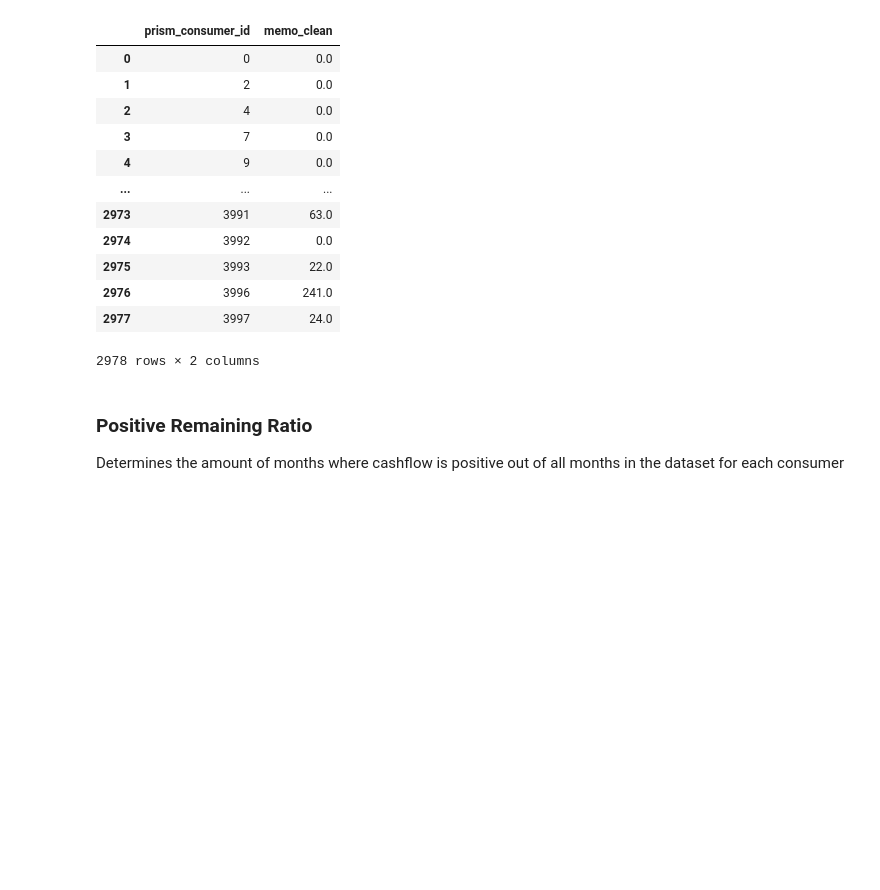
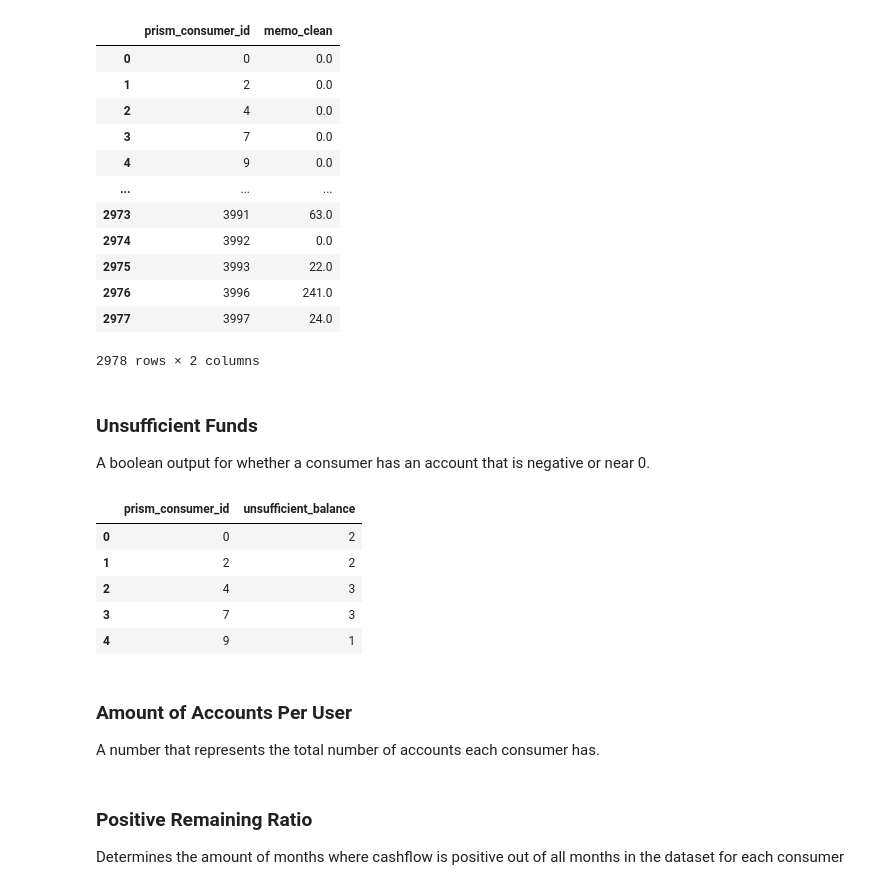
Before and after one commit to JiaDarren/DSC_180A, a Jupyter notebook: notebooks/risk_predictor.ipynb, the cells around one changed output. Saved outputs shown, nothing was run; the diff lists cells and outputs as text; code cells hidden in the pictures; blank space fills up the shorter version.

Commit message:
added unsufficient fund and account number features

```diff
--- a/notebooks/risk_predictor.ipynb
+++ b/notebooks/risk_predictor.ipynb
@@ -143,3 +143,20 @@ inflow_ids
 | 2976 | 3996 | 241.0 |
 | 2977 | 3997 | 24.0 |
 2978 rows × 2 columns
+# %% [markdown]
+### Unsufficient Funds
+A boolean output for whether a consumer has an account that is negative or near 0.
+# %%
+acct['unsufficient_balance'] = acct['balance'].apply(lambda x: x <= 1)
+unsufficient_accts = acct.groupby('prism_consumer_id')['unsufficient_balance'].count().reset_index()[['prism_consumer_id', 'unsufficient_balance']]
+unsufficient_accts.head()
+# %% [output]
+|  | prism_consumer_id | unsufficient_balance |
+| 0 | 0 | 2 |
+| 1 | 2 | 2 |
+| 2 | 4 | 3 |
+| 3 | 7 | 3 |
+| 4 | 9 | 1 |
+# %% [markdown]
+### Amount of Accounts Per User
+A number that represents the total number of accounts each consumer has.
```
Also changed, not shown: parts of 3 cells of this notebook, 2 other files.
